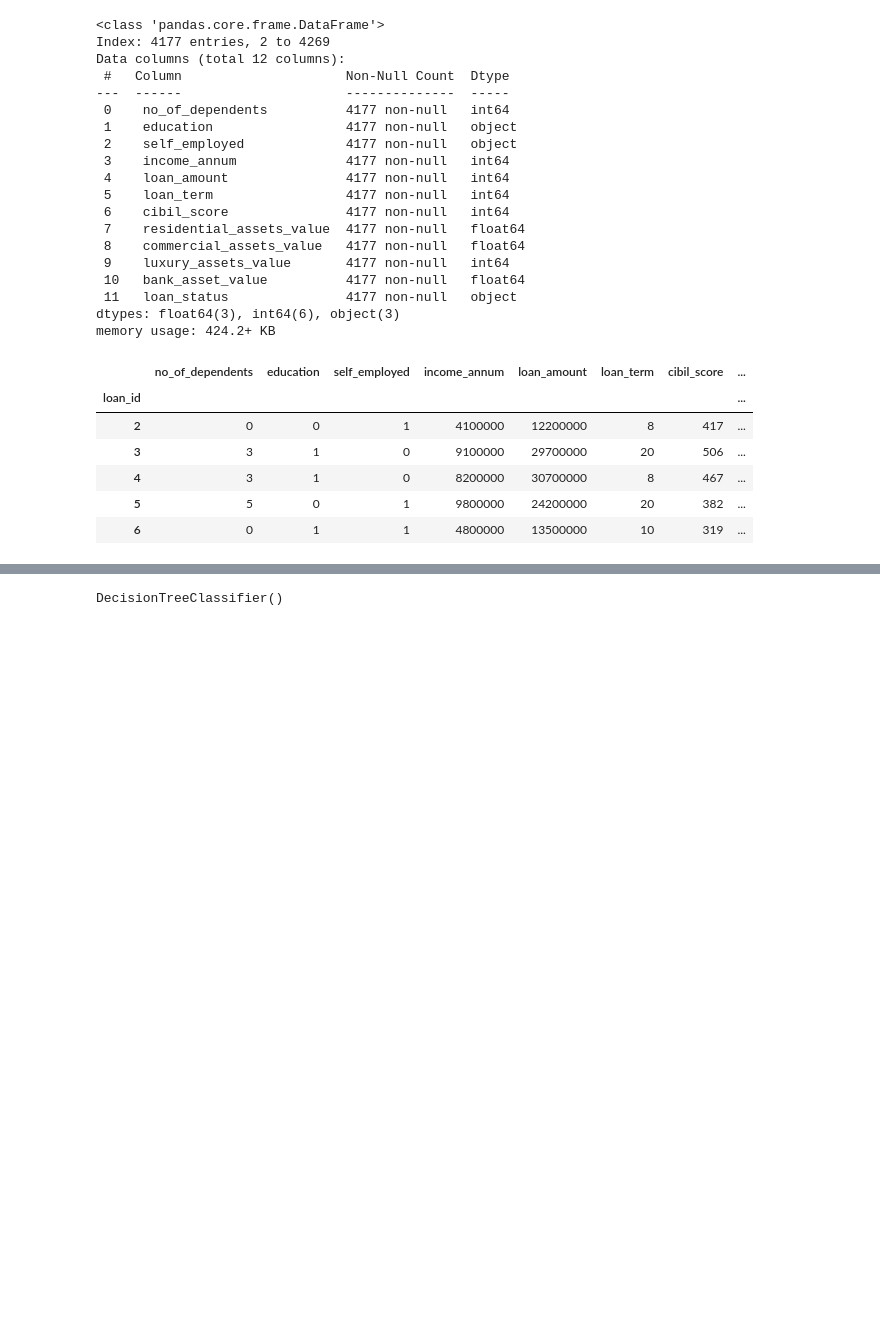
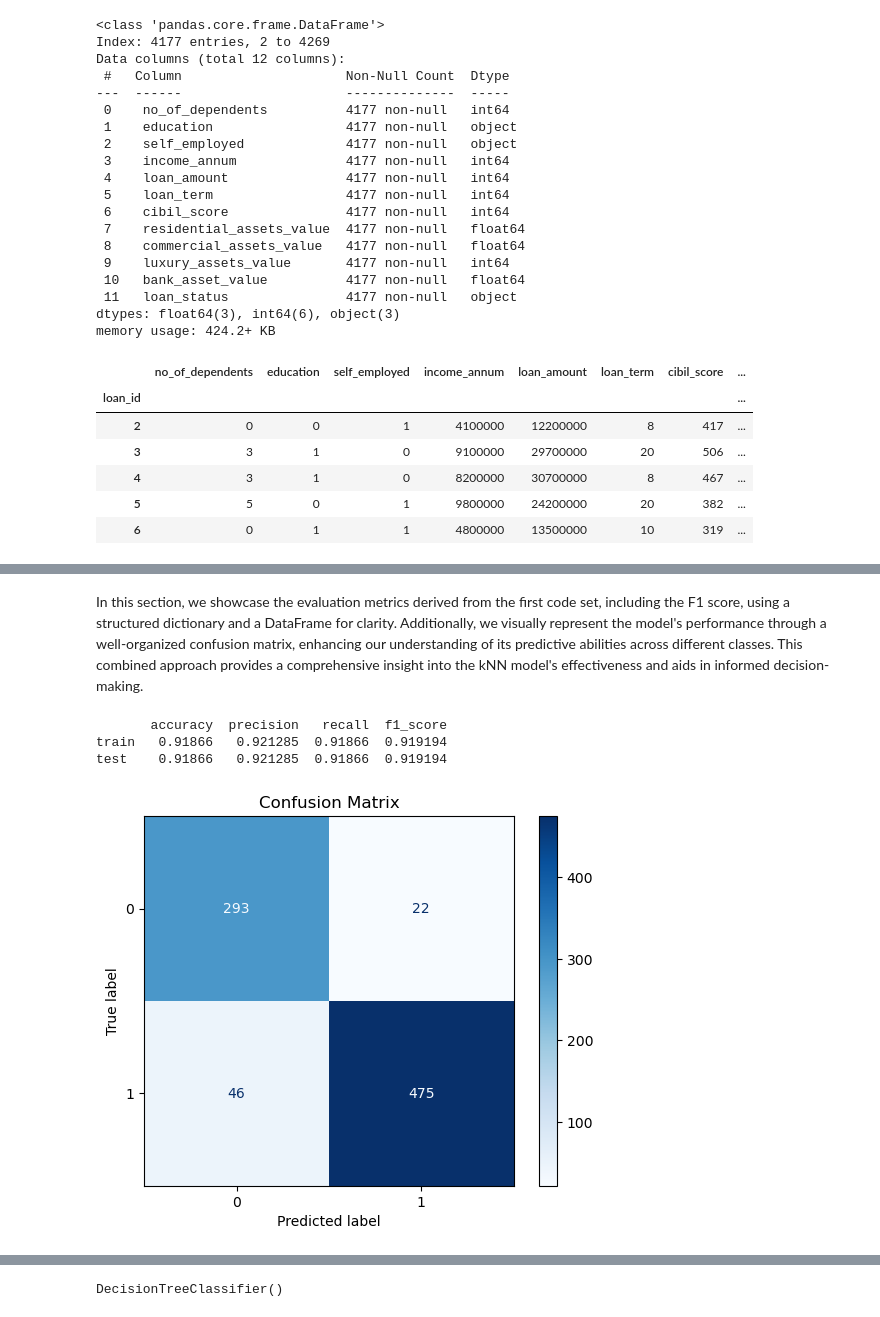
Before and after one commit to mauricenjogu/loan_approval, a Jupyter notebook: index.ipynb, the cells around one changed output, grey strips where cells are left out. Saved outputs shown, nothing was run; the diff lists cells and outputs as text; code cells hidden in the pictures; blank space fills up the shorter version.

```diff
--- a/index.ipynb
+++ b/index.ipynb
@@ -344,5 +397,15 @@ plt.show() # displays distribution
 # %%
+#Preparing data for model creation
+
 #Setting Up Variables
-y = df[' loan_status']
+Y = df[' loan_status']
 X = df.drop(' loan_status', axis = 1)
+
+# Splitting the data into training and testing sets
+X_train, X_test, y_train, y_test = train_test_split(X, Y, test_size=0.2, random_state=42)
+
+# Scaling the numerical features
+scaler = StandardScaler()
+X_train_scaled = scaler.fit_transform(X_train)
+X_test_scaled = scaler.transform(X_test)
 # %% [markdown]
@@ -436,0 +462,33 @@ weighted avg       0.92      0.92      0.92       836
+# %% [markdown]
+In this section, we showcase the evaluation metrics derived from the first code set, including the F1 score, using a structured dictionary and a DataFrame for clarity. Additionally, we visually represent the model's performance through a well-organized confusion matrix, enhancing our understanding of its predictive abilities across different classes. This combined approach provides a comprehensive insight into the kNN model's effectiveness and aids in informed decision-making.
+# %%
+# Calculate additional metrics
+f1_final = f1_score(y_test, y_pred_final, average='weighted')
+
+# Create a dictionary to store evaluation metrics
+metrics_dict = {
+    'accuracy': [best_accuracy, final_accuracy],
+    'precision': [precision, precision_score(y_test, y_pred_final, average='weighted')],
+    'recall': [recall, recall_score(y_test, y_pred_final, average='weighted')],
+    'f1_score': [f1_final, f1_score(y_test, y_pred_final, average='weighted')]
+}
+
+# Create a DataFrame for visualization
+results_df = pd.DataFrame(metrics_dict, index=['train', 'test'])
+
+# Print the DataFrame
+print(results_df)
+
+# Compute confusion matrix
+conf_matrix_final = confusion_matrix(y_test, y_pred_final)
+
+# Display the confusion matrix
+disp = ConfusionMatrixDisplay(conf_matrix_final)
+disp.plot(cmap='Blues')
+plt.title('Confusion Matrix')
+plt.show()
+# %% [output]
+       accuracy  precision   recall  f1_score
+train   0.91866   0.921285  0.91866  0.919194
+test    0.91866   0.921285  0.91866  0.919194
+[figure, added]
```
Also changed, not shown: parts of 67 cells of this notebook, 1 other file.
